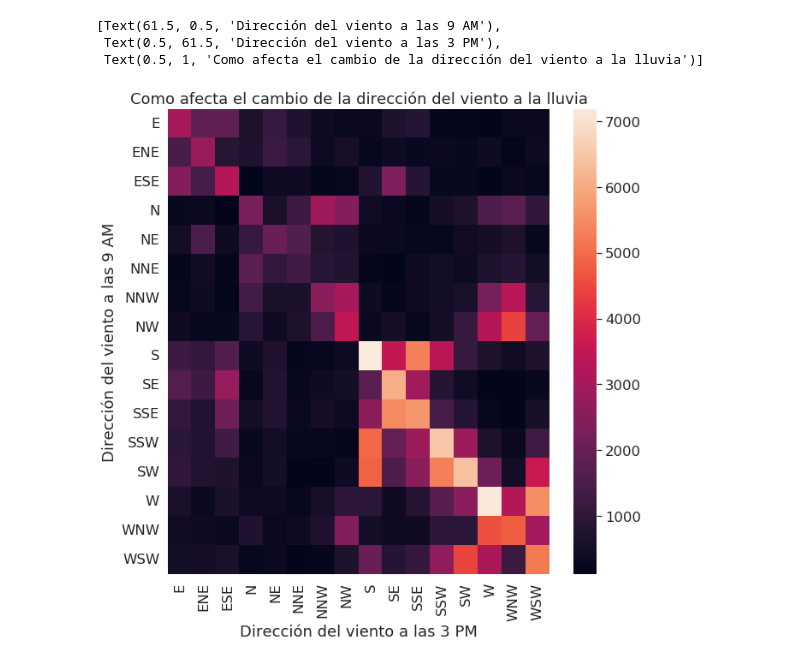
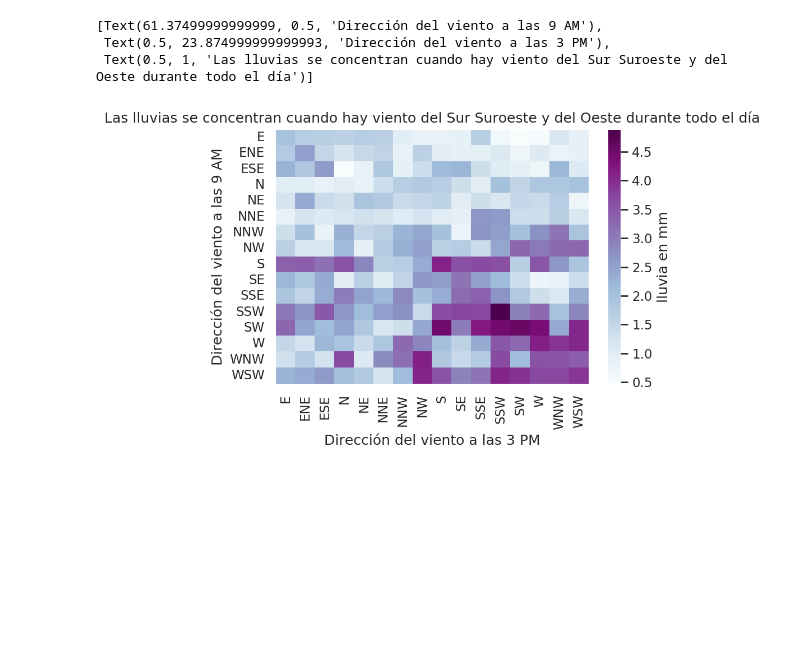
Before and after one commit to shizus/delayed-vicious-cat, a Jupyter notebook: WeatherAUS.ipynb, the cells around one changed output. Saved outputs shown, nothing was run; the diff lists cells and outputs as text; code cells hidden in the pictures; blank space fills up the shorter version.

Commit message:
Agrego graficos de weather

```diff
--- a/WeatherAUS.ipynb
+++ b/WeatherAUS.ipynb
@@ -54,17 +54,17 @@ df.sample(10)
 10 rows × 23 columns
 # %%
-sns.set(rc={'figure.figsize':(10,10)}, font_scale=1.5)
+# sns.set(rc={'figure.figsize':(10,10)}, font_scale=1)
+sns.set(rc={"figure.dpi": 150, 'savefig.dpi': 150})
 
-weather = df.pivot_table(values='Rainfall', index='WindDir9am', columns='WindDir3pm', aggfunc='sum')
+weather = df.pivot_table(values='Rainfall', index='WindDir9am', columns='WindDir3pm', aggfunc='mean')
 
-ax = sns.heatmap(weather)
+ax = sns.heatmap(weather, cmap="BuPu", cbar_kws={'label': 'lluvia en mm'})
 
-# title
-# ax.set_xticklabels(['Enero', 'Febrero', 'Marzo', 'Abril', 'Mayo', 'Junio', 'Julio', 'Agosto', 'Septiembre', 'Octubre', 'Noviembre', 'Diciembre'],
-#                   rotation=90)
-ax.set(title='Como afecta el cambio de la dirección del viento a la lluvia', xlabel='Dirección del viento a las 3 PM', ylabel='Dirección del viento a las 9 AM')
+
+ax.set(title='Las lluvias se concentran cuando hay viento del Sur Suroeste y del Oeste durante todo el día', xlabel='Dirección del viento a las 3 PM',
+       ylabel='Dirección del viento a las 9 AM')
 # %% [output]
-[Text(61.5, 0.5, 'Dirección del viento a las 9 AM'),
- Text(0.5, 61.5, 'Dirección del viento a las 3 PM'),
- Text(0.5, 1, 'Como afecta el cambio de la dirección del viento a la lluvia')]
+[Text(61.37499999999999, 0.5, 'Dirección del viento a las 9 AM'),
+ Text(0.5, 23.874999999999993, 'Dirección del viento a las 3 PM'),
+ Text(0.5, 1, 'Las lluvias se concentran cuando hay viento del Sur Suroeste y del Oeste durante todo el día')]
-[figure, old version]
+[figure, new version]
```
Also changed, not shown: parts of 14 cells of this notebook.
